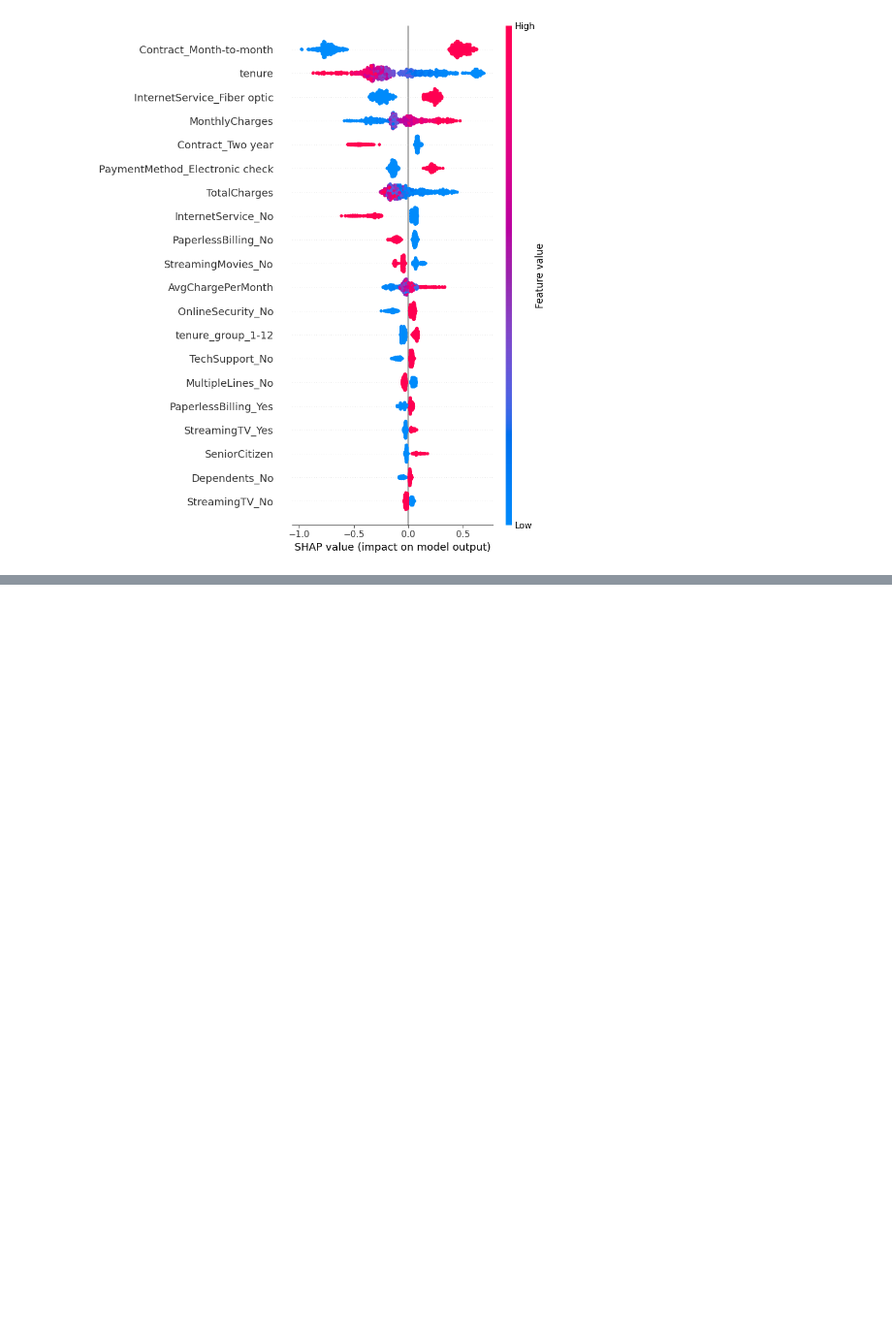
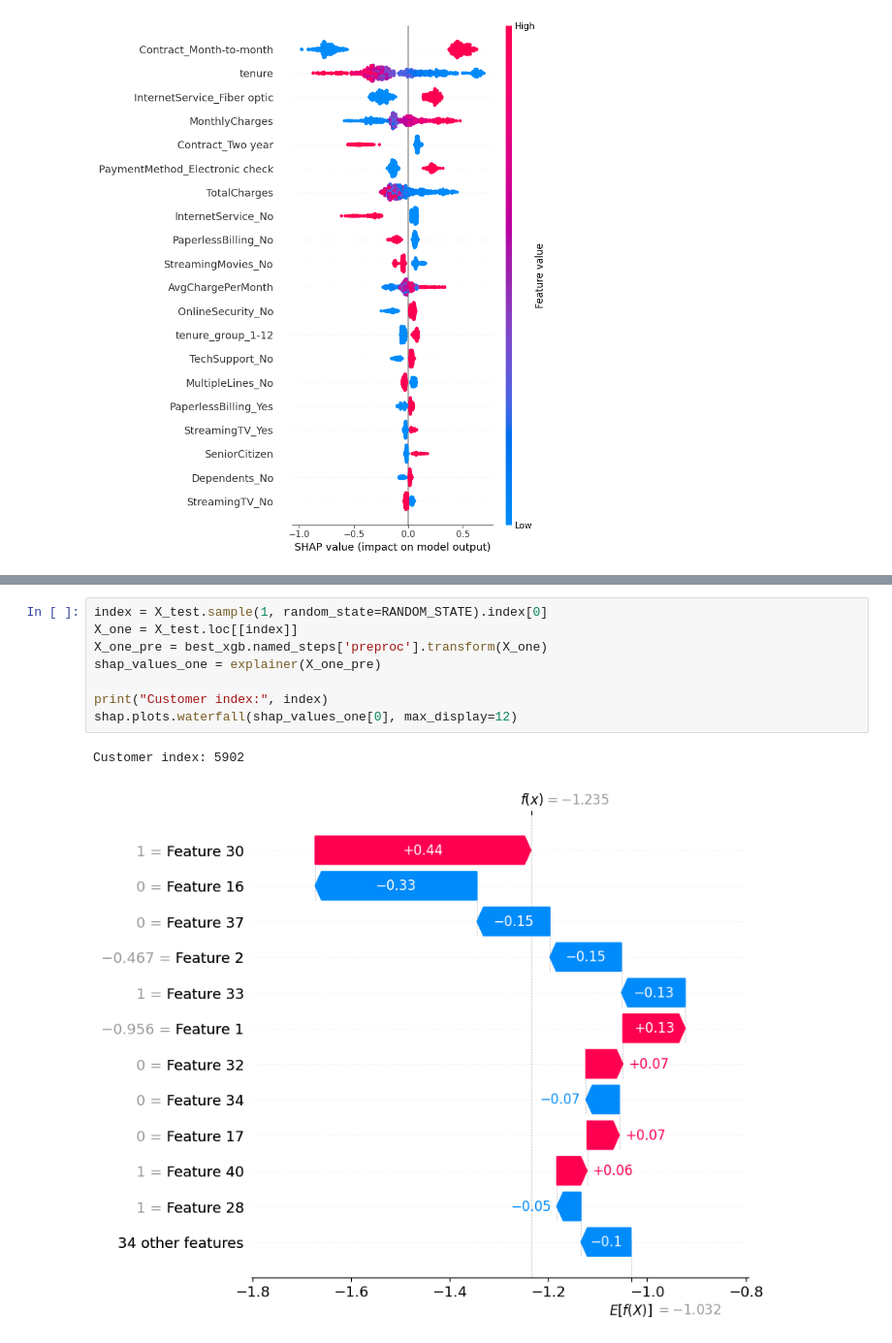
Before and after one commit to Hamza-1711/Customer-Churn-Prediction, a Jupyter notebook: Customer-Churn-Prediction.ipynb, the cells around one changed output, grey strips where cells are left out. Shown: that part at 97% size. Saved outputs shown, nothing was run; the diff lists cells and outputs as text; blank space fills up the shorter version.

```diff
--- a/Customer-Churn-Prediction.ipynb
+++ b/Customer-Churn-Prediction.ipynb
@@ -401,0 +478,11 @@ shap.summary_plot(shap_values, features=X_sample_pre, feature_names=feature_name
+# %%
+index = X_test.sample(1, random_state=RANDOM_STATE).index[0]
+X_one = X_test.loc[[index]]
+X_one_pre = best_xgb.named_steps['preproc'].transform(X_one)
+shap_values_one = explainer(X_one_pre)
+
+print("Customer index:", index)
+shap.plots.waterfall(shap_values_one[0], max_display=12)
+# %% [output]
+Customer index: 5902
+[figure, added]
```
Also changed, not shown: parts of 4 cells of this notebook.
